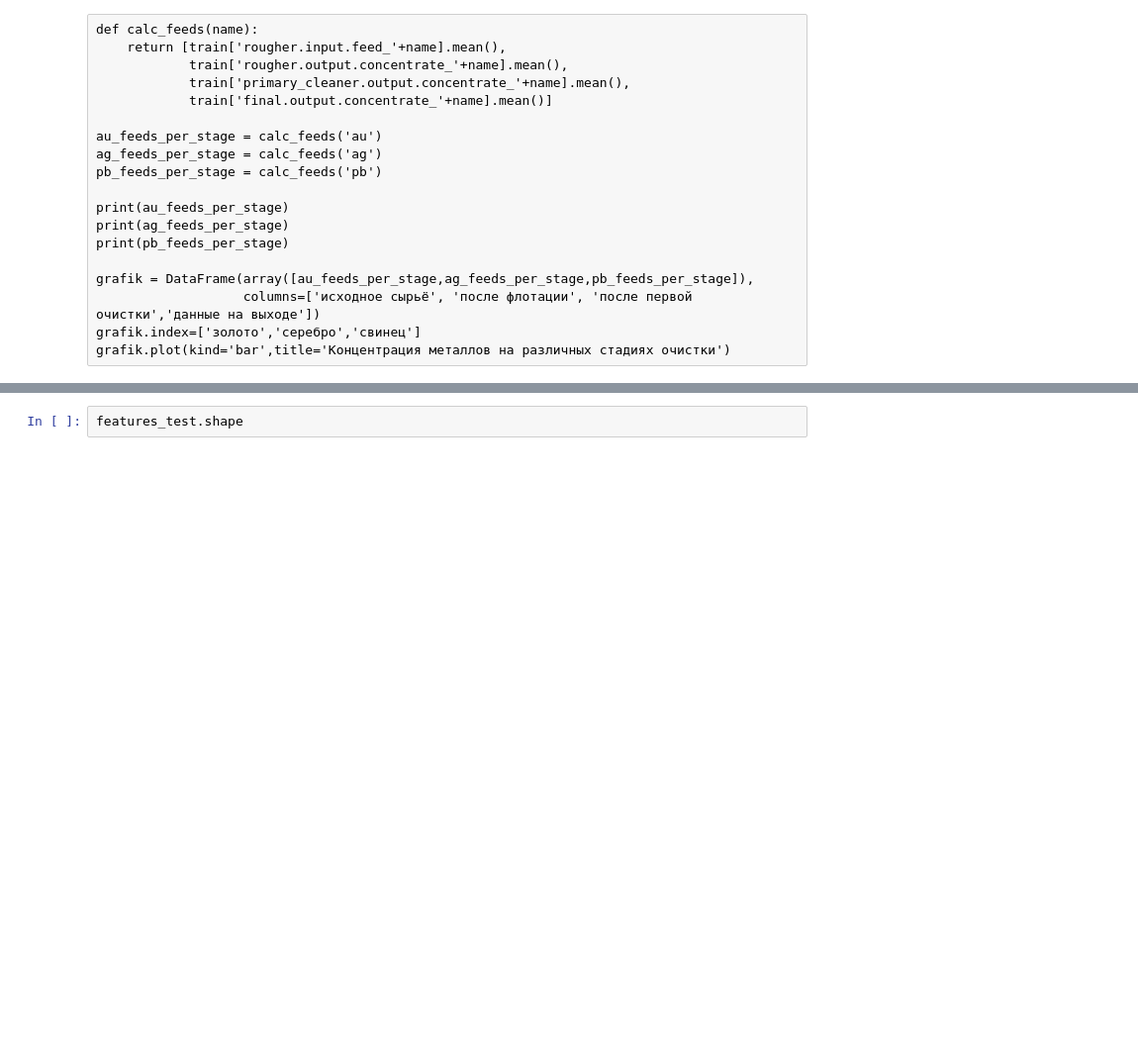
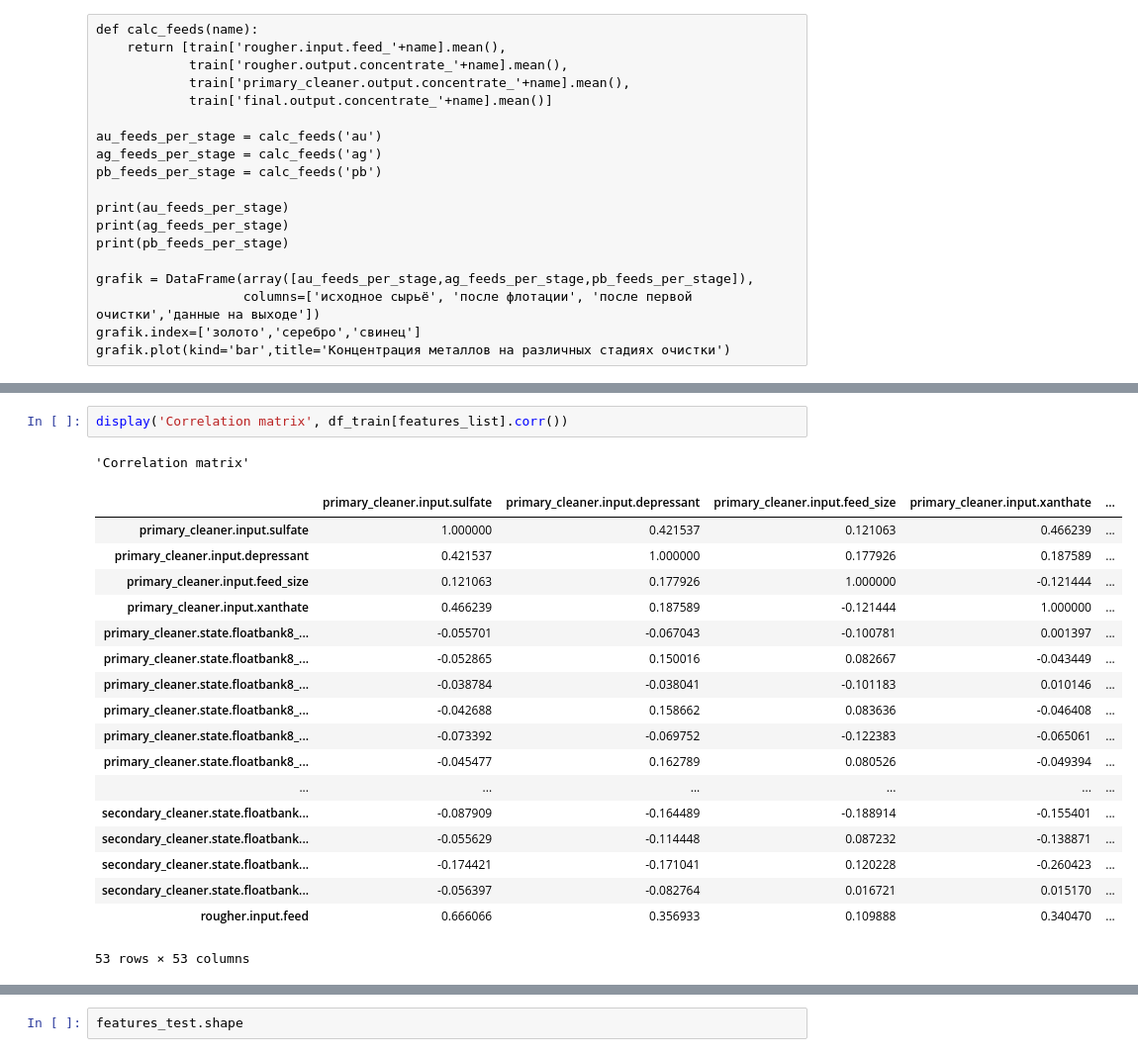
Before and after one commit to EDPolezh/DS_Portfolio, a Jupyter notebook: Industry_Gold/Project_Gold.ipynb, the cells around one changed output, grey strips where cells are left out. Shown at 99% size. Saved outputs shown, nothing was run; the diff lists cells and outputs as text; blank space fills up the shorter version.

```diff
--- a/Industry_Gold/Project_Gold.ipynb
+++ b/Industry_Gold/Project_Gold.ipynb
@@ -734,0 +547,22 @@ features = df_train[features_list_clean]
+# %%
+display('Correlation matrix', df_train[features_list].corr())
+# %% [output]
+'Correlation matrix'
+|  | primary_cleaner.input.sulfate | primary_cleaner.input.depressant | primary_cleaner.input.feed_size | primary_cleaner.input.xanthate | ... |
+| primary_cleaner.input.sulfate | 1.000000 | 0.421537 | 0.121063 | 0.466239 | ... |
+| primary_cleaner.input.depressant | 0.421537 | 1.000000 | 0.177926 | 0.187589 | ... |
+| primary_cleaner.input.feed_size | 0.121063 | 0.177926 | 1.000000 | -0.121444 | ... |
+| primary_cleaner.input.xanthate | 0.466239 | 0.187589 | -0.121444 | 1.000000 | ... |
+| primary_cleaner.state.floatbank8_... | -0.055701 | -0.067043 | -0.100781 | 0.001397 | ... |
+| primary_cleaner.state.floatbank8_... | -0.052865 | 0.150016 | 0.082667 | -0.043449 | ... |
+| primary_cleaner.state.floatbank8_... | -0.038784 | -0.038041 | -0.101183 | 0.010146 | ... |
+| primary_cleaner.state.floatbank8_... | -0.042688 | 0.158662 | 0.083636 | -0.046408 | ... |
+| primary_cleaner.state.floatbank8_... | -0.073392 | -0.069752 | -0.122383 | -0.065061 | ... |
+| primary_cleaner.state.floatbank8_... | -0.045477 | 0.162789 | 0.080526 | -0.049394 | ... |
+| ... | ... | ... | ... | ... | ... |
+| secondary_cleaner.state.floatbank... | -0.087909 | -0.164489 | -0.188914 | -0.155401 | ... |
+| secondary_cleaner.state.floatbank... | -0.055629 | -0.114448 | 0.087232 | -0.138871 | ... |
+| secondary_cleaner.state.floatbank... | -0.174421 | -0.171041 | 0.120228 | -0.260423 | ... |
+| secondary_cleaner.state.floatbank... | -0.056397 | -0.082764 | 0.016721 | 0.015170 | ... |
+| rougher.input.feed | 0.666066 | 0.356933 | 0.109888 | 0.340470 | ... |
+53 rows × 53 columns
```
Also changed, not shown: parts of 187 cells of this notebook, 2 other files.
